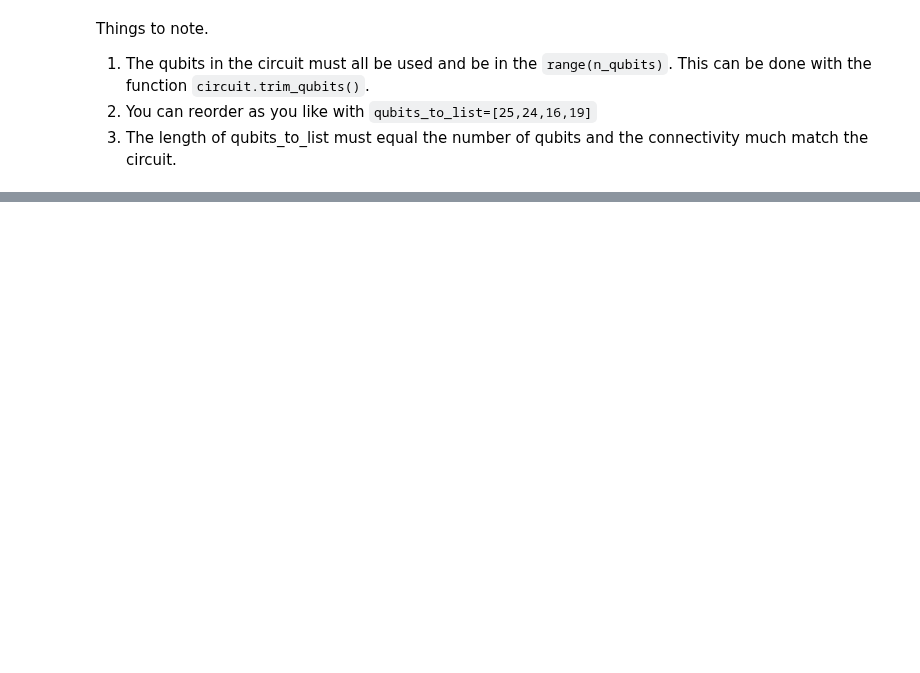
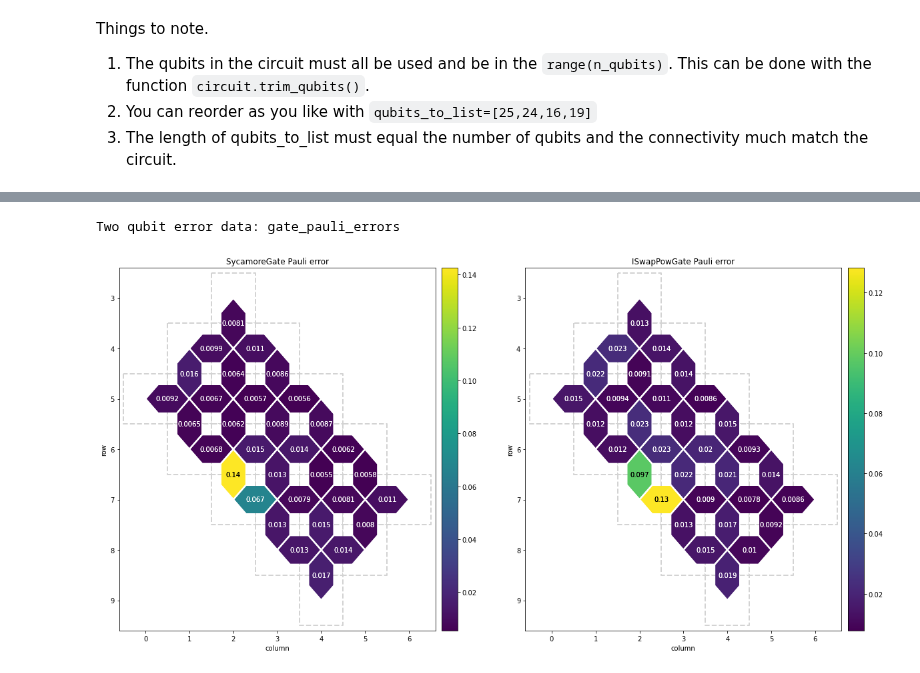
Before and after one commit to sandbox-quantum/Tangelo, a Jupyter notebook: examples/linq/cirq_device.ipynb, the cells around one changed output, grey strips where cells are left out. Saved outputs shown, nothing was run; the diff lists cells and outputs as text; code cells hidden in the pictures; blank space fills up the shorter version.

Commit message:
added test for rainbow

```diff
--- a/examples/linq/cirq_device.ipynb
+++ b/examples/linq/cirq_device.ipynb
@@ -147,0 +145,7 @@ Things to note.
+# %%
+processor_id = "rainbow"
+cal = cirq_google.engine.load_median_device_calibration(processor_id)
+noise_props = cirq_google.noise_properties_from_calibration(cal)
+sim_rainbow = Simulator(Cirq_QVM, n_shots=100, noise_model=processor_id,
+                       qubits_to_use=[])
+print(sim_rainbow.sim_device)
@@ -147,0 +172,20 @@ Things to note.
+# %%
+two_qubit_gates = noise_props.two_qubit_gates()
+print(f"Two qubit error data: gate_pauli_errors")
+fig, axes = plt.subplots(1, 2, figsize=(20, 10))
+axes = iter(axes)
+for gate in two_qubit_gates:
+    measures = {
+        op_id.qubits: pauli_error
+        for op_id, pauli_error in noise_props.gate_pauli_errors.items()
+        if op_id.gate_type == gate
+    }
+    if measures:
+        ax = next(axes)
+        ax.set_title(f"{gate.__name__} Pauli error")
+        _ = cirq.TwoQubitInteractionHeatmap(measures).plot(ax)
+
+fig.show()
+# %% [output]
+Two qubit error data: gate_pauli_errors
+[figure, added]
```
Also changed, not shown: parts of 12 cells of this notebook.
